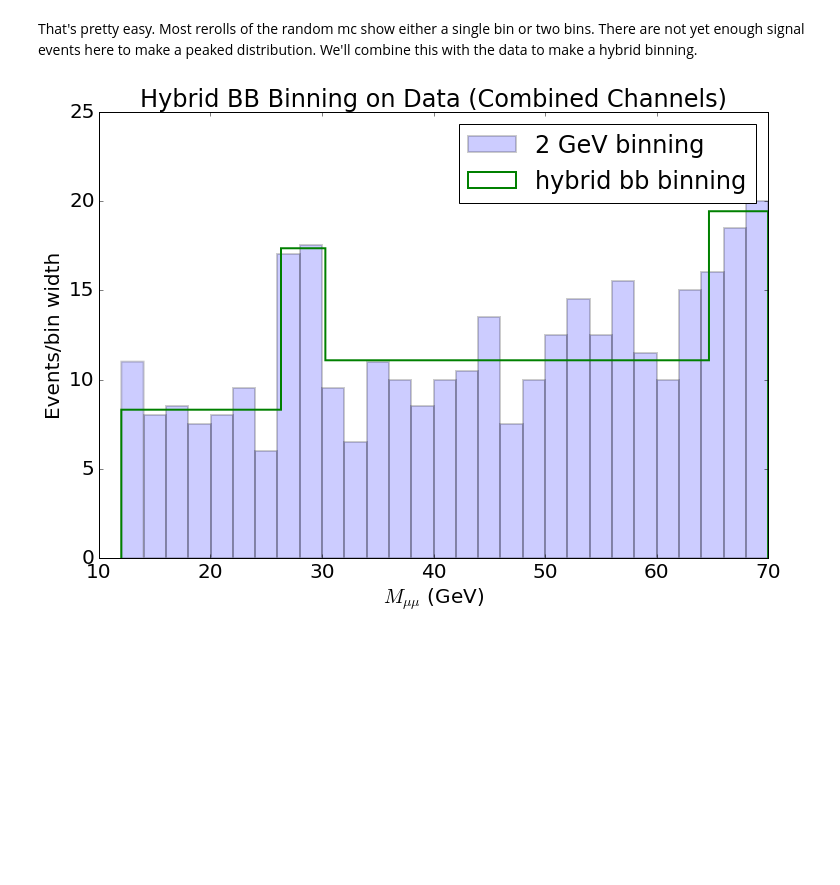
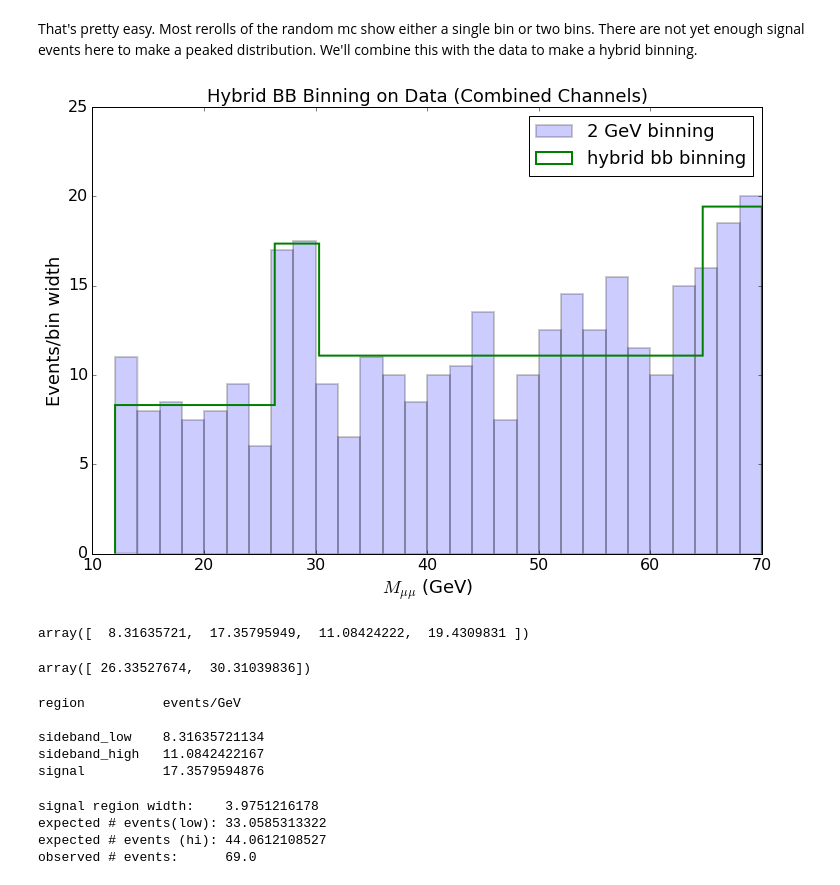
Before and after one commit to pollackscience/BayesianBlocks, a Jupyter notebook: bb/hep/amumu.ipynb, the cells around one changed output. Drawn from its saved outputs; the diff is of its cells as text; code cells hidden in the pictures; blank space fills up the shorter version.

```diff
--- a/bb/hep/amumu.ipynb
+++ b/bb/hep/amumu.ipynb
@@ -78,12 +94,52 @@ That's pretty easy.  Most rerolls of the random mc show either a single bin or t
 # %%
 be_hybrid = np.concatenate([be_data[be_data<be_sig[0]], be_sig, be_data[be_data>be_sig[-1]]])
 # %%
-bc_bg_sig, _, _ = hist(df.Mass,29,scale='binwidth', linewidth = 2, label='2 GeV binning', alpha=0.2)
-bc_bg_sig, _, _ = hist(df.Mass,be_hybrid,scale='binwidth', histtype='step', linewidth = 2, label='hybrid bb binning')
+bc_bg_sig_2GeV, _, _ = hist(df.Mass,29,scale='binwidth', linewidth = 2, label='2 GeV binning', alpha=0.2)
+bc_bg_sig_bb, _, _ = hist(df.Mass,be_hybrid,scale='binwidth', histtype='step', linewidth = 2, label='hybrid bb binning')
+#bc_bg_sig, _, _ = hist(df.Mass,be_hybrid, histtype='step', linewidth = 2, label='hybrid bb binning')
+
 plt.title('Hybrid BB Binning on Data (Combined Channels)')
 plt.xlabel('$M_{\mu\mu}$ (GeV)')
 plt.ylabel('Events/bin width')
 plt.legend()
 plt.show()
 # %% [output]
-[figure, old version]
+[figure, new version]
+# %%
+bc_bg_sig_bb
+# %% [output]
+array([  8.31635721,  17.35795949,  11.08424222,  19.4309831 ])
+# %%
+be_sig
+# %% [output]
+array([ 26.33527674,  30.31039836])
+# %%
+print 'region\t\tevents/GeV'
+print
+print 'sideband_low\t', bc_bg_sig_bb[0]
+print 'sideband_high\t', bc_bg_sig_bb[2]
+print 'signal\t\t', bc_bg_sig_bb[1]
+# %% [output]
+region          events/GeV
+
+sideband_low    8.31635721134
+sideband_high   11.0842422167
+signal          17.3579594876
+# %%
+sig_region_width = be_sig[1]-be_sig[0]
+expected_evts_per_GeV_low = bc_bg_sig_bb[0]
+expected_evts_per_GeV_hi = bc_bg_sig_bb[2]
+
+expected_bg_low = sig_region_width*expected_evts_per_GeV_low
+expected_bg_hi = sig_region_width*expected_evts_per_GeV_hi
+observed_evts = sig_region_width*bc_bg_sig_bb[1]
+
+print 'signal region width:\t', sig_region_width
+print 'expected # events(low):\t', expected_bg_low
+print 'expected # events (hi):\t', expected_bg_hi
+print 'observed # events:\t', observed_evts
+# %% [output]
+signal region width:    3.9751216178
+expected # events(low): 33.0585313322
+expected # events (hi): 44.0612108527
+observed # events:      69.0
```
Also changed, not shown: parts of 15 cells of this notebook, 7 other files.
